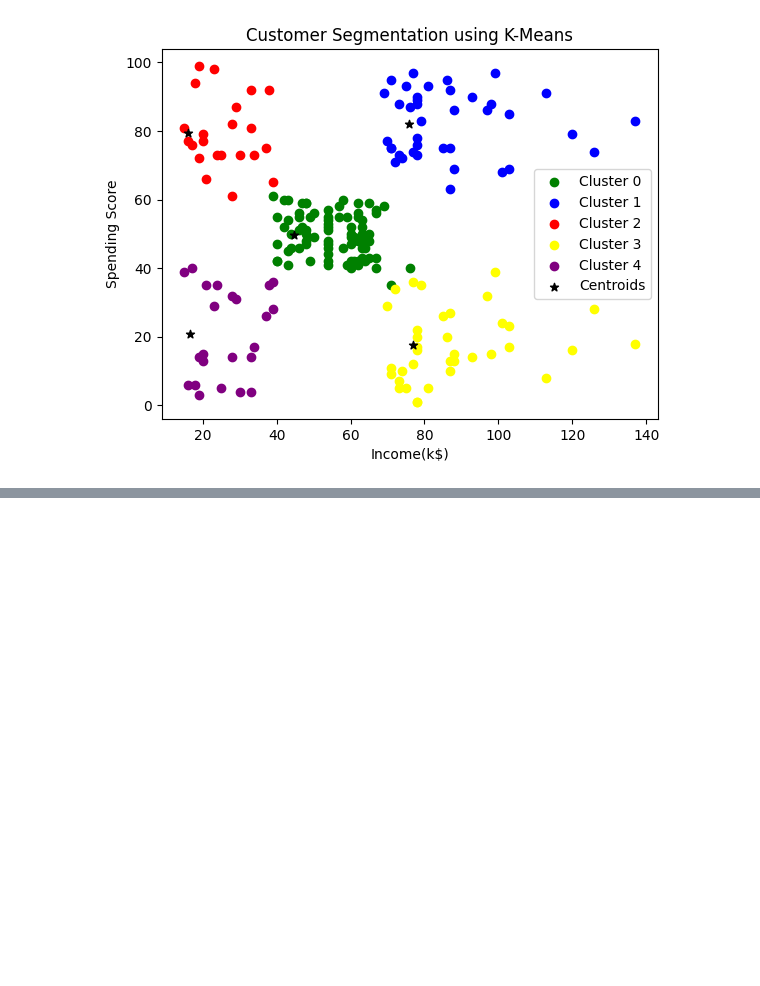
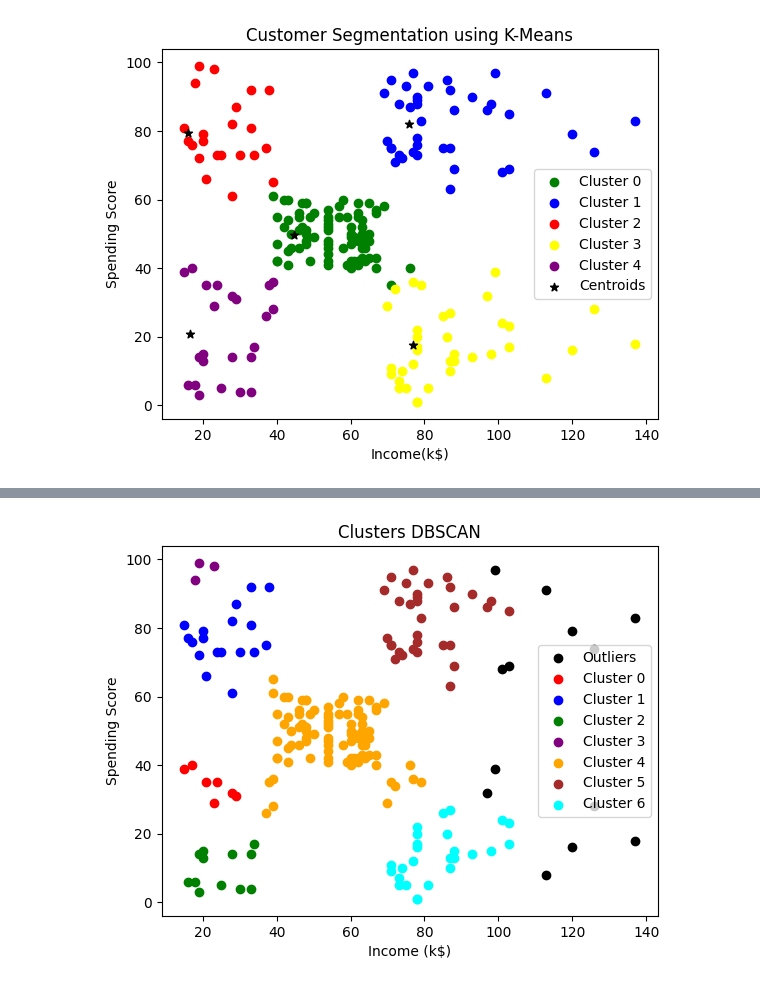
Before and after one commit to mazinbersy/Customer_Segmentation, a Jupyter notebook: model.ipynb, the cells around one changed output, grey strips where cells are left out. Saved outputs shown, nothing was run; the diff lists cells and outputs as text; code cells hidden in the pictures; blank space fills up the shorter version.

Commit message:
Clustering Using DBSCAN Successfully

```diff
--- a/model.ipynb
+++ b/model.ipynb
@@ -84,0 +125,8 @@ plt.show()
+# %%
+#Testing Values for DBSCAN Optimization
+epsilons = np.linspace(0.01, 1, 10)
+min_samples = np.arange(1,20)
+combinations = list(itertools.product(epsilons, min_samples))
+# %%
+best_dict= get_scores_and_labels(combinations, data[["Scaled Income", "Scaled Spending Score"]])
+best_dict
@@ -84,0 +166,40 @@ plt.show()
+# %%
+plt.scatter(data[best_dict['best_label'] == -1]["Income(k$)"],
+            data[best_dict['best_label'] == -1]["Spending Score"],
+            color="black", label="Outliers")
+
+plt.scatter(data[best_dict['best_label'] == 0]["Income(k$)"],
+            data[best_dict['best_label'] == 0]["Spending Score"],
+            color="red", label="Cluster 0")
+
+plt.scatter(data[best_dict['best_label'] == 1]["Income(k$)"],
+            data[best_dict['best_label'] == 1]["Spending Score"],
+            color="blue", label="Cluster 1")
+
+plt.scatter(data[best_dict['best_label'] == 2]["Income(k$)"],
+            data[best_dict['best_label'] == 2]["Spending Score"],
+            color="green", label="Cluster 2")
+
+plt.scatter(data[best_dict['best_label'] == 3]["Income(k$)"],
+            data[best_dict['best_label'] == 3]["Spending Score"],
+            color="purple", label="Cluster 3")
+
+plt.scatter(data[best_dict['best_label'] == 4]["Income(k$)"],
+            data[best_dict['best_label'] == 4]["Spending Score"],
+            color="orange", label="Cluster 4")
+
+plt.scatter(data[best_dict['best_label'] == 5]["Income(k$)"],
+            data[best_dict['best_label'] == 5]["Spending Score"],
+            color="brown", label="Cluster 5")
+
+plt.scatter(data[best_dict['best_label'] == 6]["Income(k$)"],
+            data[best_dict['best_label'] == 6]["Spending Score"],
+            color="cyan", label="Cluster 6")
+
+plt.xlabel("Income (k$)")
+plt.ylabel("Spending Score")
+plt.legend()
+plt.title("Clusters DBSCAN")
+plt.show()
+# %% [output]
+[figure, added]
```
Also changed, not shown: parts of 4 cells of this notebook.
